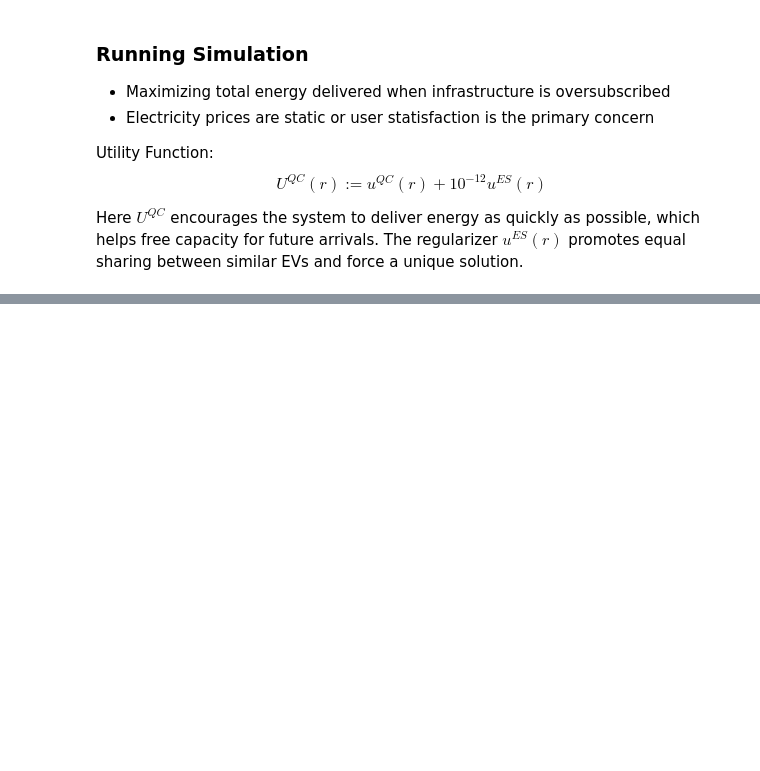
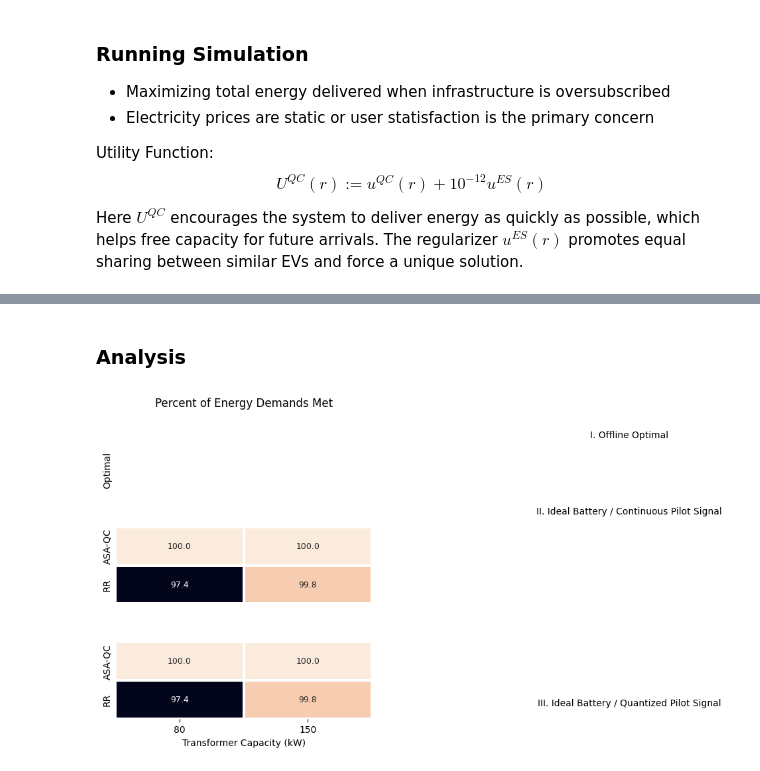
Before and after one commit to kamareee/acn-ev-simulation, a Jupyter notebook: running_experiment.ipynb, the cells around one changed output, grey strips where cells are left out. Saved outputs shown, nothing was run; the diff lists cells and outputs as text; code cells hidden in the pictures; blank space fills up the shorter version.

```diff
--- a/running_experiment.ipynb
+++ b/running_experiment.ipynb
@@ -245,0 +274,2 @@ Starting - results/infrastructure_utilization_results/9-1-2018:10-1-2018/II/20/A
+# %% [markdown]
+### Analysis
@@ -245,0 +309,67 @@ Starting - results/infrastructure_utilization_results/9-1-2018:10-1-2018/II/20/A
+# %%
+start = '9-1-2018'
+end = '10-1-2018'
+caps = [80, 150]
+algs = ['ASA-QC', 'RR']
+scenario_order = ['II', 'III']
+percent_del = dict()
+
+percent_del['Optimal'] = np.full((1, len(caps)), np.nan)
+for col, cap in enumerate(caps):
+    config = {'scenario': 'I', 'start': start, 'end': end, 'cap': cap, 'alg': 'Optimal'}
+    percent_del['Optimal'][0, col] = get_metric(f'{energy_del_base_dir}\\', config, 'proportion_delivered')
+
+for scenario in scenario_order:
+    percent_del[scenario] = np.full((len(algs), len(caps)), np.nan)
+    for row, alg in enumerate(algs):
+        for col, cap in enumerate(caps):
+            config = {'scenario': scenario, 'start': start, 'end': end, 'cap': cap, 'alg': alg}
+            percent_del[scenario][row, col] = get_metric(f'{energy_del_base_dir}\\', config, 'proportion_delivered')
+# %%
+fig, ax = plt.subplots()
+ax.set_title("Percent of Energy Demands Met")
+
+
+fig.set_size_inches(5, 6)
+# labels = ['', 'Optimal',
+#           '', 'ASA-QC', 'LLF', 'EDF', 'RR',
+#           '', 'ASA-QC', 'LLF', 'EDF', 'RR',
+#           '', 'ASA-QC', 'LLF', 'EDF', 'RR',
+#           '', 'ASA-QC', 'LLF', 'EDF', 'RR']
+
+# Alternate labels
+labels = ['', 'Optimal',
+          '', 'ASA-QC', 'RR',
+          '', 'ASA-QC', 'RR'
+         ]
+
+spacer = np.full((1, len(caps)), np.nan)
+stack = [spacer]
+stack.append(percent_del['Optimal'])
+for scenario in scenarios:
+    stack.append(spacer)
+    stack.append(percent_del[scenario])
+heatmap = np.vstack(stack)
+
+
+sns.heatmap(heatmap, annot=True, fmt='.1f', linewidth=1.5, ax=ax,
+            cbar=False, annot_kws= {'fontsize':9}, yticklabels=labels, xticklabels=caps)
+title_style = {'horizontalalignment': 'center', 'verticalalignment': 'center', 'fontsize': 10}
+vert_offset = 0.6
+ax.text(4, 0 + vert_offset, 'I. Offline Optimal', **title_style)
+ax.text(4, 2 + vert_offset, 'II. Ideal Battery / Continuous Pilot Signal', **title_style)
+ax.text(4, 7 + vert_offset, 'III. Ideal Battery / Quantized Pilot Signal', **title_style)
+# ax.text(4, 12 + vert_offset, 'IV. Non-Ideal Battery / Continuous Pilot Signal', **title_style)
+# ax.text(4, 17 + vert_offset, 'V. Non-Ideal Battery / Quantized Pilot Signal', **title_style)
+ax.set_xlabel('Transformer Capacity (kW)')
+ax.axvline(6.99, 21/22, 20/22, color='k', linewidth=0.5)
+ax.axvline(6.99, 19/22, 15/22, color='k', linewidth=0.5)
+ax.axvline(6.99, 19/22, 15/22, color='k', linewidth=0.5)
+# ax.axvline(6.99, 14/22, 10/22, color='k', linewidth=0.5)
+# ax.axvline(6.99, 9/22, 5/22, color='k', linewidth=0.5)
+# ax.axvline(6.99, 4/22, 0/22, color='k', linewidth=0.5)
+
+ax.tick_params(axis=u'y', which=u'both',length=0)
+fig.tight_layout();
+# %% [output]
+[figure, added]
```
Also changed, not shown: parts of 10 cells of this notebook, 1 other file.
